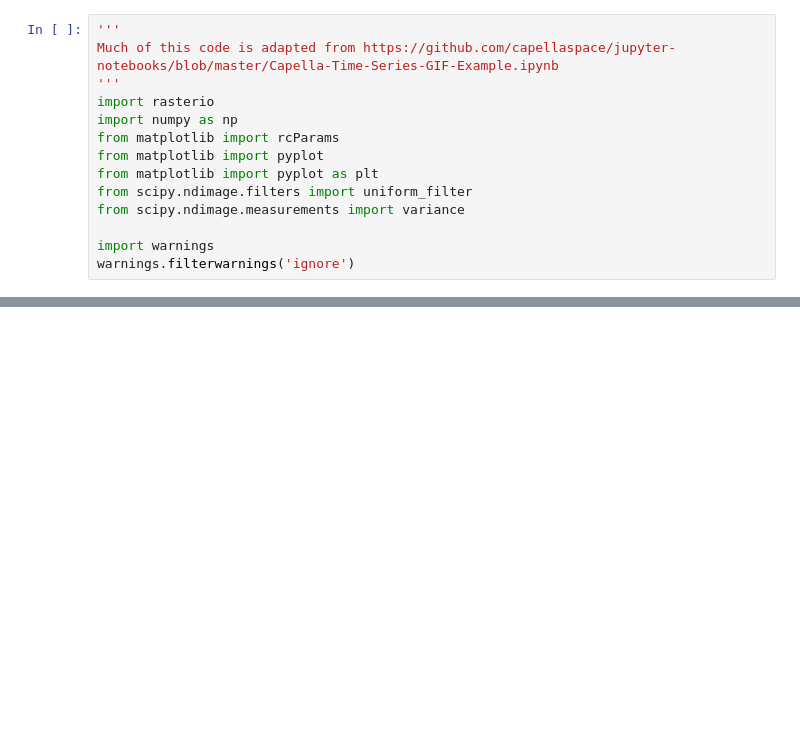
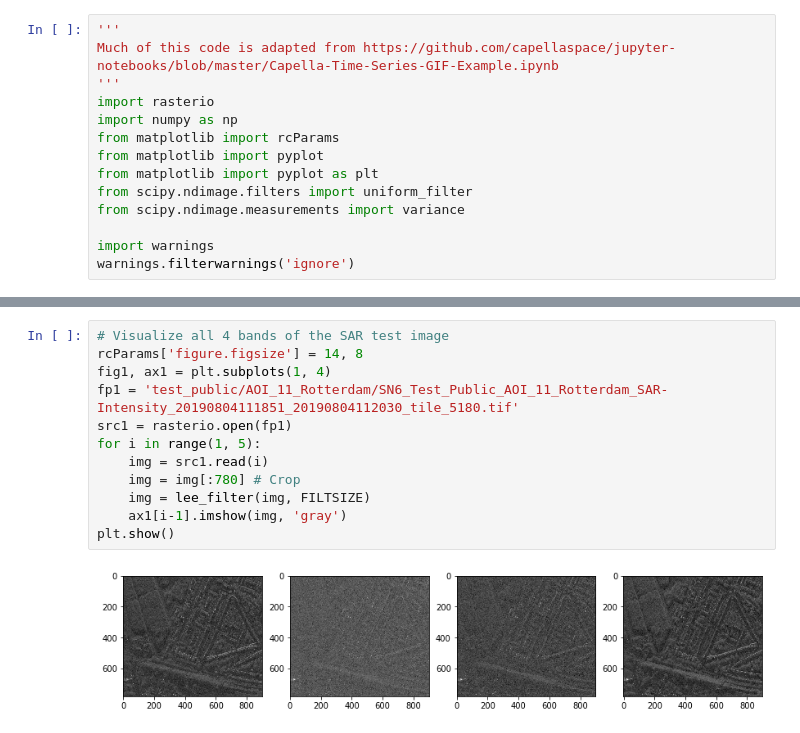
Before and after one commit to fractalsproject/earth_observer, a Jupyter notebook: sar_and_mask_visualization.ipynb, the cells around one changed output, grey strips where cells are left out. Cells and saved outputs as stored; diff of their text form; blank space fills up the shorter version.

```diff
--- a/sar_and_mask_visualization.ipynb
+++ b/sar_and_mask_visualization.ipynb
@@ -15 +31,15 @@ warnings.filterwarnings('ignore')
+# %%
+# Visualize all 4 bands of the SAR test image
+rcParams['figure.figsize'] = 14, 8
+fig1, ax1 = plt.subplots(1, 4)
+fp1 = 'test_public/AOI_11_Rotterdam/SN6_Test_Public_AOI_11_Rotterdam_SAR-Intensity_20190804111851_20190804112030_tile_5180.tif'
+src1 = rasterio.open(fp1)
+for i in range(1, 5):
+    img = src1.read(i)
+    img = img[:780] # Crop
+    img = lee_filter(img, FILTSIZE)
+    ax1[i-1].imshow(img, 'gray')
+plt.show()
+# %% [output]
+[figure, added]
 # %%
```
Also changed, not shown: parts of 2 cells of this notebook.
